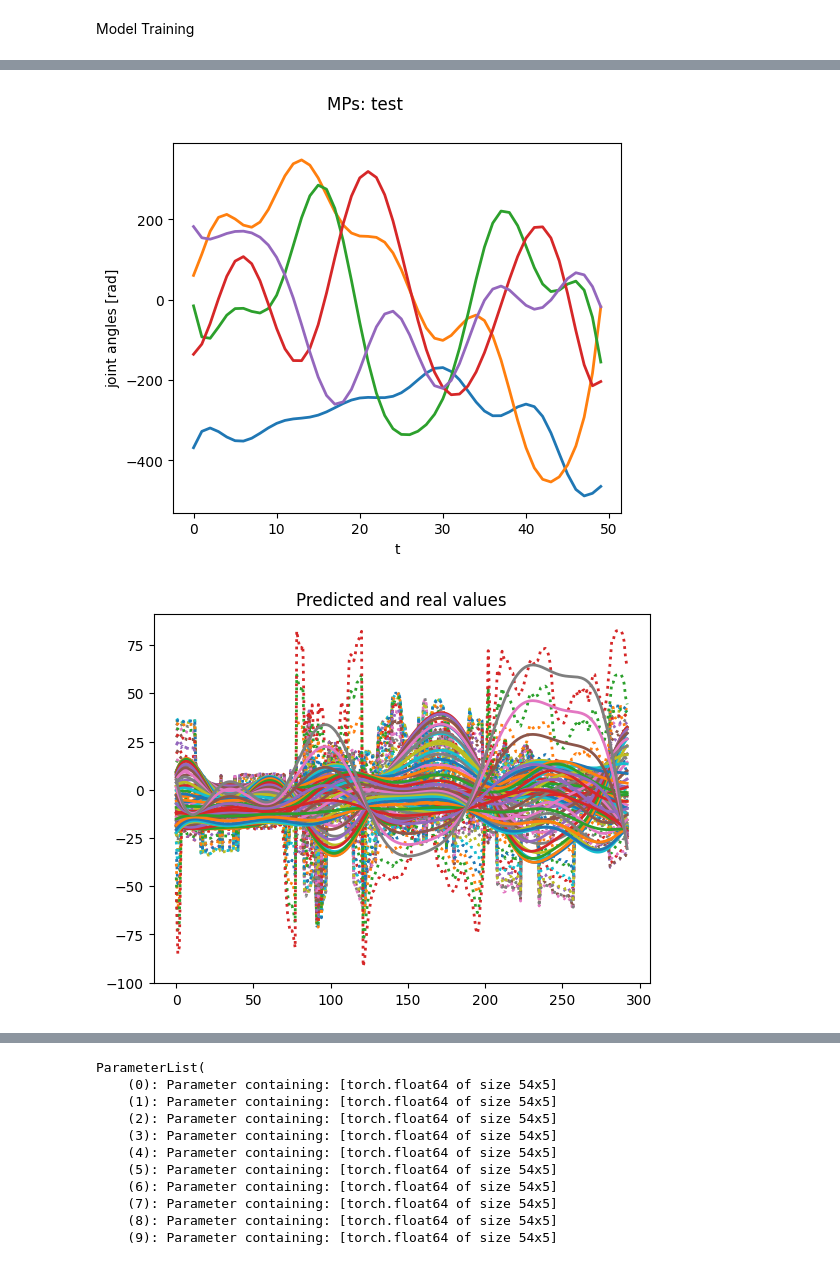
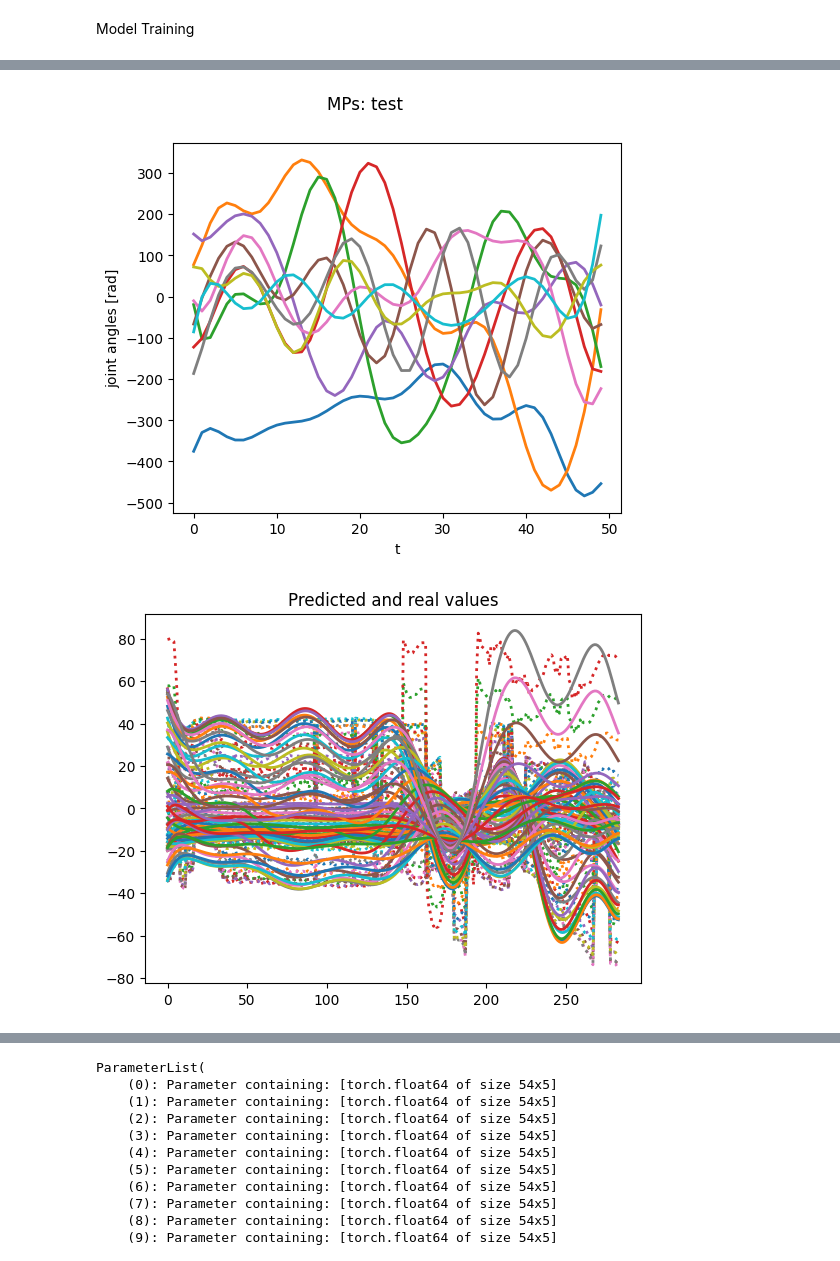
Before and after one commit to arefefarah/Movement_Recognition, a Jupyter notebook: movement_primitives/Code/TMP model/3_model_training.ipynb, the cells around one changed output, grey strips where cells are left out. Drawn from its saved outputs; the diff is of its cells as text; code cells hidden in the pictures.

```diff
--- a/movement_primitives/Code/TMP model/3_model_training.ipynb
+++ b/movement_primitives/Code/TMP model/3_model_training.ipynb
@@ -63,7 +45,7 @@ Processed segment shape: (54, 407)
 num of segments : 18
 num of signal : 54
 # %%
-num_MPs = 5  # number of movement primitives
+num_MPs = 12  # number of movement primitives
 num_t_points= 50
 
 # Initialize model
@@ -98,24 +80,24 @@ Learning step 1025 at P= -35304544326.33572 , VAF= 0.4274927633002348 , rel. gra
 
 plot_mp(torch.stack(list(model2.MPs)),"test")
 # %% [output]
-[figure, old version]
+[figure, new version]
 # %%
 
 # Make predictions
 segment_lengths = [segment.shape[1] for segment in processed_data2]
 predictions2 = model2.predict(segment_lengths,as_numpy=True)
-index = 16
+index = 9
 real = processed_data2[index]
 for i in range(real.shape[0]):
     plt.plot(real[i], linewidth=2, linestyle="dotted",label="data")
 predicted = predictions2[index]
 for i in range(predicted.shape[0]):
    plt.plot(predicted[i], linewidth=2,label="model")
 plt.title("Predicted and real values")
 # plt.legend()
 plt.show()
 # %% [output]
-[figure, old version]
+[figure, new version]
 # %%
 lc=model2.learn_curve
 vc=model2.VAF_curve
```
Also changed, not shown: parts of 3 cells of this notebook, 2 other files.
